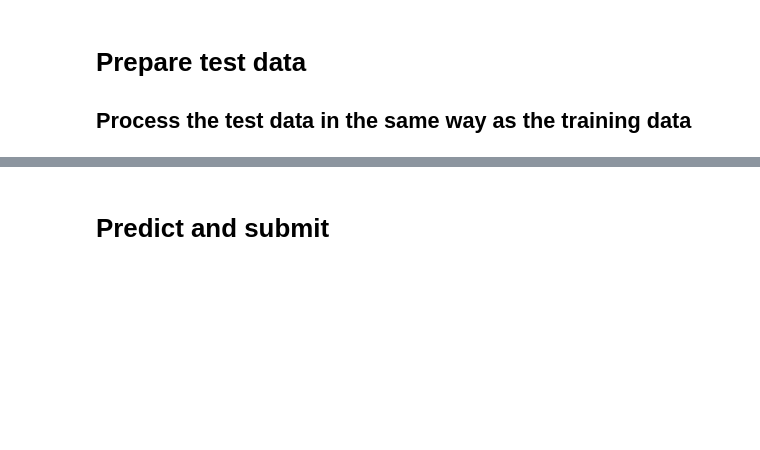
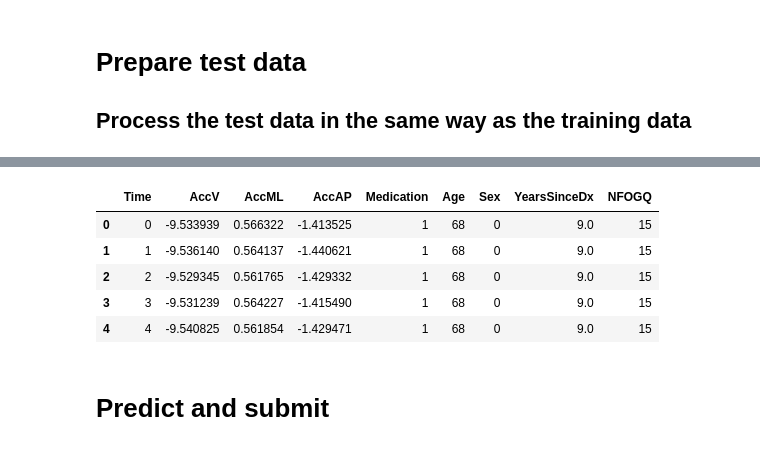
Before and after one commit to laurens88/mlip, a Jupyter notebook: super-simple-baseline.ipynb, the cells around one changed output, grey strips where cells are left out. Drawn from its saved outputs; the diff is of its cells as text; code cells hidden in the pictures; blank space fills up the shorter version.

```diff
--- a/super-simple-baseline.ipynb
+++ b/super-simple-baseline.ipynb
@@ -371,8 +455,17 @@ display(df_test)
 # %%
 # split data into submission Id and feature.
 Id = df_test['Id']                             # Id for submission data
-X_test = df_test.drop(['Time', 'Id'], axis=1)  # feature of test data
+# X_test = df_test.drop(['Time', 'Id'], axis=1)  # feature of test data
+# X_test.head()
+X_test = df_test.drop(['Id'], axis=1)
 X_test.head()
+# %% [output]
+|  | Time | AccV | AccML | AccAP | Medication | Age | Sex | YearsSinceDx | NFOGQ |
+| 0 | 0 | -9.533939 | 0.566322 | -1.413525 | 1 | 68 | 0 | 9.0 | 15 |
+| 1 | 1 | -9.536140 | 0.564137 | -1.440621 | 1 | 68 | 0 | 9.0 | 15 |
+| 2 | 2 | -9.529345 | 0.561765 | -1.429332 | 1 | 68 | 0 | 9.0 | 15 |
+| 3 | 3 | -9.531239 | 0.564227 | -1.415490 | 1 | 68 | 0 | 9.0 | 15 |
+| 4 | 4 | -9.540825 | 0.561854 | -1.429471 | 1 | 68 | 0 | 9.0 | 15 |
 # %% [markdown]
 # Predict and submit
 # %%
```
Also changed, not shown: parts of 17 cells of this notebook.
